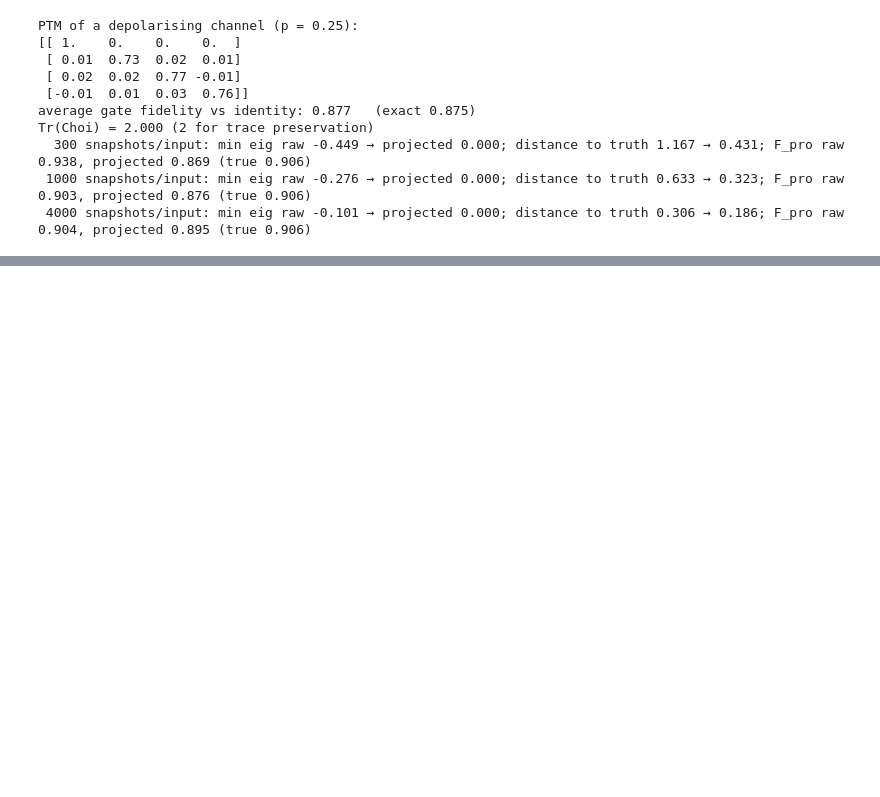
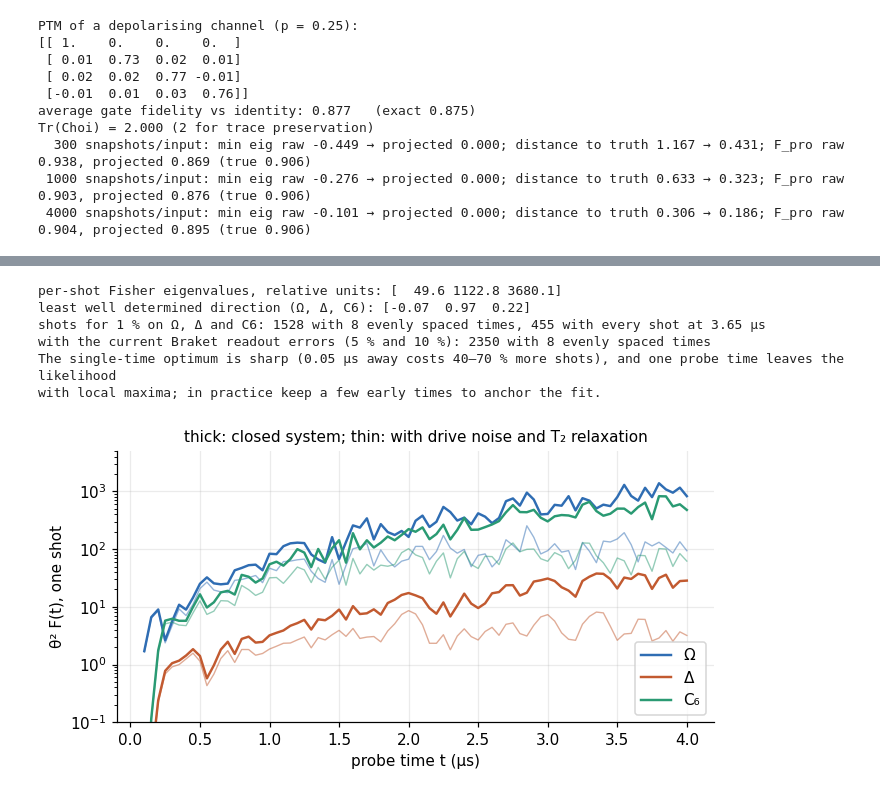
Before and after one commit to Jaspersands/shadow-hamiltonian-learning, a Jupyter notebook: notebooks/04_derandomized_classical_shadow_tomography.ipynb, the cells around one changed output, grey strips where cells are left out. Drawn from its saved outputs; the diff is of its cells as text; code cells hidden in the pictures; blank space fills up the shorter version.

```diff
--- a/notebooks/04_derandomized_classical_shadow_tomography.ipynb
+++ b/notebooks/04_derandomized_classical_shadow_tomography.ipynb
@@ -257,0 +278,15 @@ Tr(Choi) = 2.000 (2 for trace preservation)
+# %%
+from shadow_learning import AQUILA, AQUILA_BRAKET, DeviceNoise, RydbergDriftTracker, RydbergQuenchModel, blockade_radius
+from shadow_learning.rydberg import apply_readout, chain, simulate_drifting_stream
+
+ryd = RydbergQuenchModel(chain(6, 8.0))                   # six atoms, 8 μm apart
+th = ryd.theta(omega=12.0, delta=5.0)                     # (Ω, Δ, C6), C6 of 87Rb 70S by default
+rd = AQUILA.readout_model()                               # 1 % and 8 % readout errors
+tk = np.linspace(0.5, 4.0, 8)
+print(f"C6 = {th[2]:.4g} rad μm⁶/μs, nearest-neighbour V = {th[2] / 8.0**6:.1f} rad/μs, blockade radius {blockade_radius(12.0, 5.0):.2f} μm")
+p0 = ryd.probabilities(th, tk, rd)
+for label, s in (("sign of Ω", [-1, 1, 1]), ("signs of Δ and C6", [1, -1, -1]), ("sign of Δ alone", [1, -1, 1])):
+    print(f"flip the {label:18s}: largest change in any outcome probability {np.abs(ryd.probabilities(th * s, tk, rd) - p0).max():.1e}")
+wider = RydbergQuenchModel(chain(6, 8.0 * 1.05))
+print(f"stretch positions by 5 % and C6 by 1.05⁶: largest change {np.abs(wider.probabilities(th * [1, 1, 1.05**6], tk, rd) - p0).max():.1e}")
+print("pulse for T = 4 μs:", ryd.waveform(th, 4.0)["amplitude"], "| rule violations:", ryd.waveform_violations(th, tk))
@@ -257,0 +304,29 @@ Tr(Choi) = 2.000 (2 for trace preservation)
+# %%
+idf = ryd.identifiability(th, tk, rd)
+print("per-shot Fisher eigenvalues, relative units:", np.round(idf["eigenvalues"], 1))
+print("least well determined direction (Ω, Δ, C6):", np.round(idf["directions"][:, 0], 2))
+grid = np.round(np.arange(0.1, 4.0 + 1e-9, 0.05), 10)       # pulse durations of at least two ramps
+scale = np.outer(np.abs(th), np.abs(th))
+Fk = ryd.fisher_information(th, grid, 1.0, rd, per_time=True) * scale
+Fn = ryd.fisher_information(th, grid, 1.0, rd, noise=DeviceNoise.aquila(), per_time=True) * scale
+fig, ax = plt.subplots(figsize=(7, 3.2))
+for a, (name, col) in enumerate(zip(("Ω", "Δ", "C₆"), ("#2f6db3", "#c25a30", "#2a9a73"))):
+    ax.semilogy(grid, Fk[:, a, a], color=col, lw=1.6, label=name)
+    ax.semilogy(grid, Fn[:, a, a], color=col, lw=0.9, alpha=0.5)
+ax.set_ylim(1e-1, 5e3); ax.set_xlabel("probe time t (μs)"); ax.set_ylabel("θ² F(t), one shot")
+ax.set_title("thick: closed system; thin: with drive noise and T₂ relaxation", fontsize=10); ax.legend(loc="lower right"); plt.show()
+even = ryd.shots_for_precision(th, tk, 0.01, rd)["total_shots"]
+best = ryd.optimal_probe_times(th, 1, grid, 0.01, rd, per_time_fisher=Fk)
+print(f"shots for 1 % on Ω, Δ and C6: {even:.0f} with 8 evenly spaced times, {best['total_shots']:.0f} with every shot at {best['times'][0]:.2f} μs")
+even_b = ryd.shots_for_precision(th, tk, 0.01, AQUILA_BRAKET.readout_model())["total_shots"]
+print(f"with the current Braket readout errors (5 % and 10 %): {even_b:.0f} with 8 evenly spaced times")
+print("The single-time optimum is sharp (0.05 μs away costs 40–70 % more shots), and one probe time leaves the likelihood")
+print("with local maxima; in practice keep a few early times to anchor the fit.")
+# %% [output]
+per-shot Fisher eigenvalues, relative units: [  49.6 1122.8 3680.1]
+least well determined direction (Ω, Δ, C6): [-0.07  0.97  0.22]
+shots for 1 % on Ω, Δ and C6: 1528 with 8 evenly spaced times, 455 with every shot at 3.65 μs
+with the current Braket readout errors (5 % and 10 %): 2350 with 8 evenly spaced times
+The single-time optimum is sharp (0.05 μs away costs 40–70 % more shots), and one probe time leaves the likelihood
+with local maxima; in practice keep a few early times to anchor the fit.
+[figure, added]
```
Also changed, not shown: parts of 10 cells of this notebook, 18 other files.
